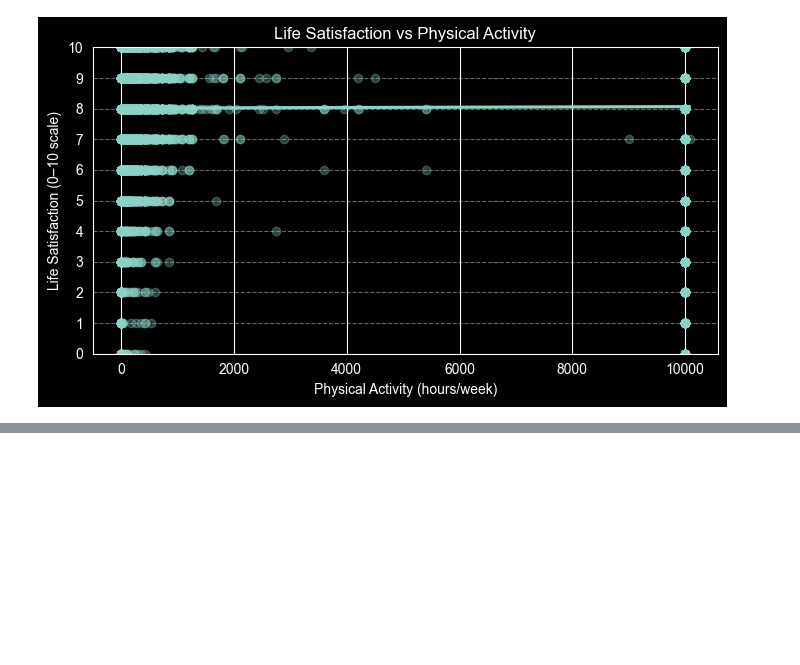
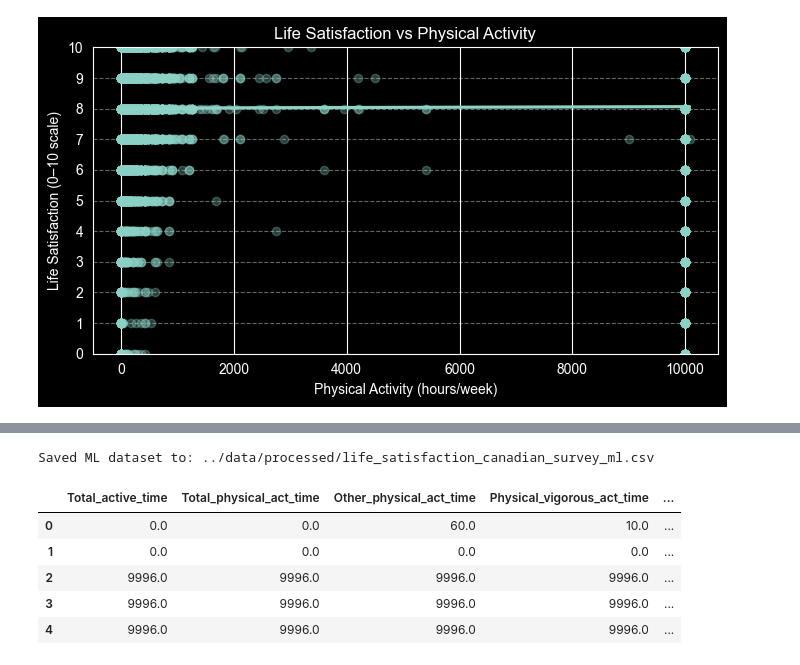
Before and after one commit to mateidiana/WellBeingModelling, a Jupyter notebook: notebooks/01_3_data_overview_global_mh_patterns.ipynb, the cells around one changed output, grey strips where cells are left out. Saved outputs shown, nothing was run; the diff lists cells and outputs as text; code cells hidden in the pictures; blank space fills up the shorter version.

```diff
--- a/notebooks/01_3_data_overview_global_mh_patterns.ipynb
+++ b/notebooks/01_3_data_overview_global_mh_patterns.ipynb
@@ -742,0 +823,77 @@ df.head()
+# %%
+# Preprocessing ML (imputation + encoding)
+import pandas as pd
+import numpy as np
+
+OUT_ML = "../data/processed/life_satisfaction_canadian_survey_ml.csv"
+
+def mode_impute(series: pd.Series) -> pd.Series:
+    if series.dropna().empty:
+        return series
+    return series.fillna(series.mode(dropna=True).iloc[0])
+
+def median_impute(series: pd.Series) -> pd.Series:
+    if series.dropna().empty:
+        return series
+    return series.fillna(series.median())
+
+# Start from BN-cleaned data
+df_ml = df_bn.copy()
+
+# Drop high-cardinality geographic variable
+if "Health_region_grouped" in df_ml.columns:
+    df_ml = df_ml.drop(columns=["Health_region_grouped"])
+
+# Convert physical activity time variables back to numeric
+TIME_COLS = [
+    "Total_active_time",
+    "Total_physical_act_time",
+    "Other_physical_act_time",
+    "Physical_vigorous_act_time",
+]
+
+for col in TIME_COLS:
+    if col in df_ml.columns:
+        df_ml[col] = pd.to_numeric(df_ml[col], errors="coerce")
+
+# Create missingness indicators
+missing_indicators = []
+for col in df_ml.columns:
+    if df_ml[col].isna().any():
+        ind_col = f"{col}__missing"
+        df_ml[ind_col] = df_ml[col].isna().astype(int)
+        missing_indicators.append(ind_col)
+
+# Identify numeric vs categorical columns
+num_cols = df_ml.select_dtypes(include=["number"]).columns.tolist()
+
+# Impute numeric columns with median
+for col in num_cols:
+    df_ml[col] = median_impute(df_ml[col])
+
+# Impute categorical columns with mode
+cat_cols = [c for c in df_ml.columns if c not in num_cols and c not in missing_indicators]
+
+for col in cat_cols:
+    df_ml[col] = df_ml[col].astype("string")
+    df_ml[col] = mode_impute(df_ml[col])
+
+# One-hot encode categoricals
+df_ml = pd.get_dummies(df_ml, columns=cat_cols, drop_first=True)
+
+# Ensure all data is numeric
+df_ml = df_ml.astype(float)
+
+# Save ML dataset
+df_ml.to_csv(OUT_ML, index=False)
+
+print("Saved ML dataset to:", OUT_ML)
+df_ml.head()
+# %% [output]
+Saved ML dataset to: ../data/processed/life_satisfaction_canadian_survey_ml.csv
+|  | Total_active_time | Total_physical_act_time | Other_physical_act_time | Physical_vigorous_act_time | ... |
+| 0 | 0.0 | 0.0 | 60.0 | 10.0 | ... |
+| 1 | 0.0 | 0.0 | 0.0 | 0.0 | ... |
+| 2 | 9996.0 | 9996.0 | 9996.0 | 9996.0 | ... |
+| 3 | 9996.0 | 9996.0 | 9996.0 | 9996.0 | ... |
+| 4 | 9996.0 | 9996.0 | 9996.0 | 9996.0 | ... |
```
Also changed, not shown: parts of 2 cells of this notebook, 2 other files.
